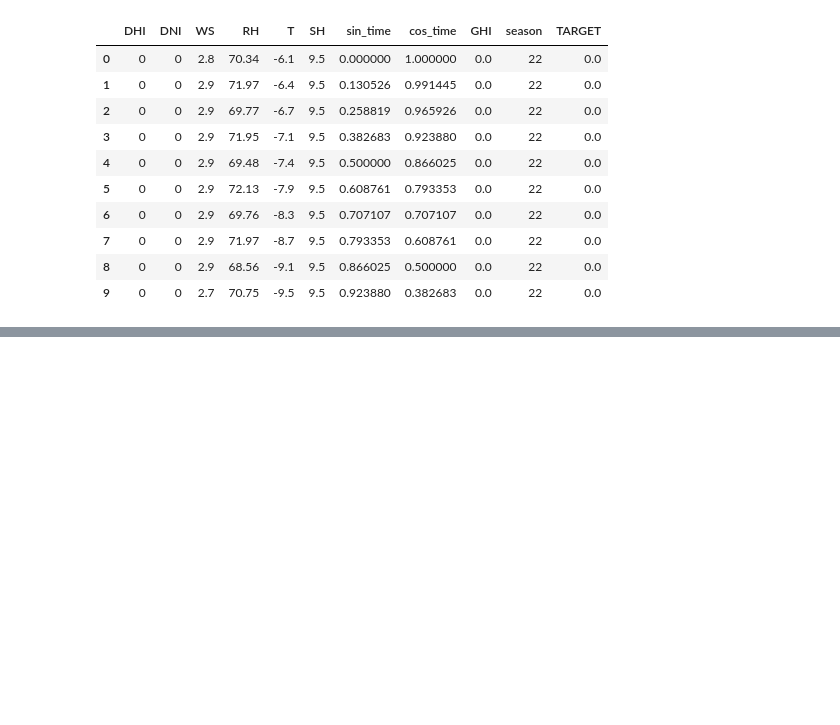
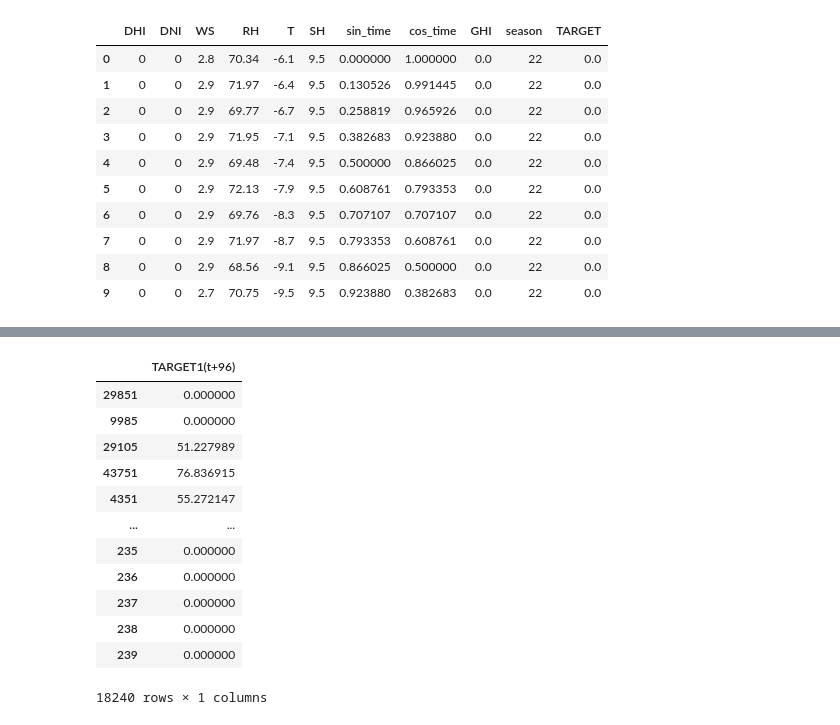
Before and after one commit to marvelous-koala/unlimited_power, a Jupyter notebook: 합치기_전_임시작업/MJ/절기/GHI.ipynb, the cells around one changed output, grey strips where cells are left out. Saved outputs shown, nothing was run; the diff lists cells and outputs as text; code cells hidden in the pictures; blank space fills up the shorter version.

```diff
--- a/합치기_전_임시작업/MJ/절기/GHI.ipynb
+++ b/합치기_전_임시작업/MJ/절기/GHI.ipynb
@@ -579 +617,17 @@ X_test
+# %%
+Y_valid_2
+# %% [output]
+|  | TARGET1(t+96) |
+| 29851 | 0.000000 |
+| 9985 | 0.000000 |
+| 29105 | 51.227989 |
+| 43751 | 76.836915 |
+| 4351 | 55.272147 |
+| ... | ... |
+| 235 | 0.000000 |
+| 236 | 0.000000 |
+| 237 | 0.000000 |
+| 238 | 0.000000 |
+| 239 | 0.000000 |
+18240 rows × 1 columns
 # %%
```
Also changed, not shown: parts of 20 cells of this notebook, 1 other file.
